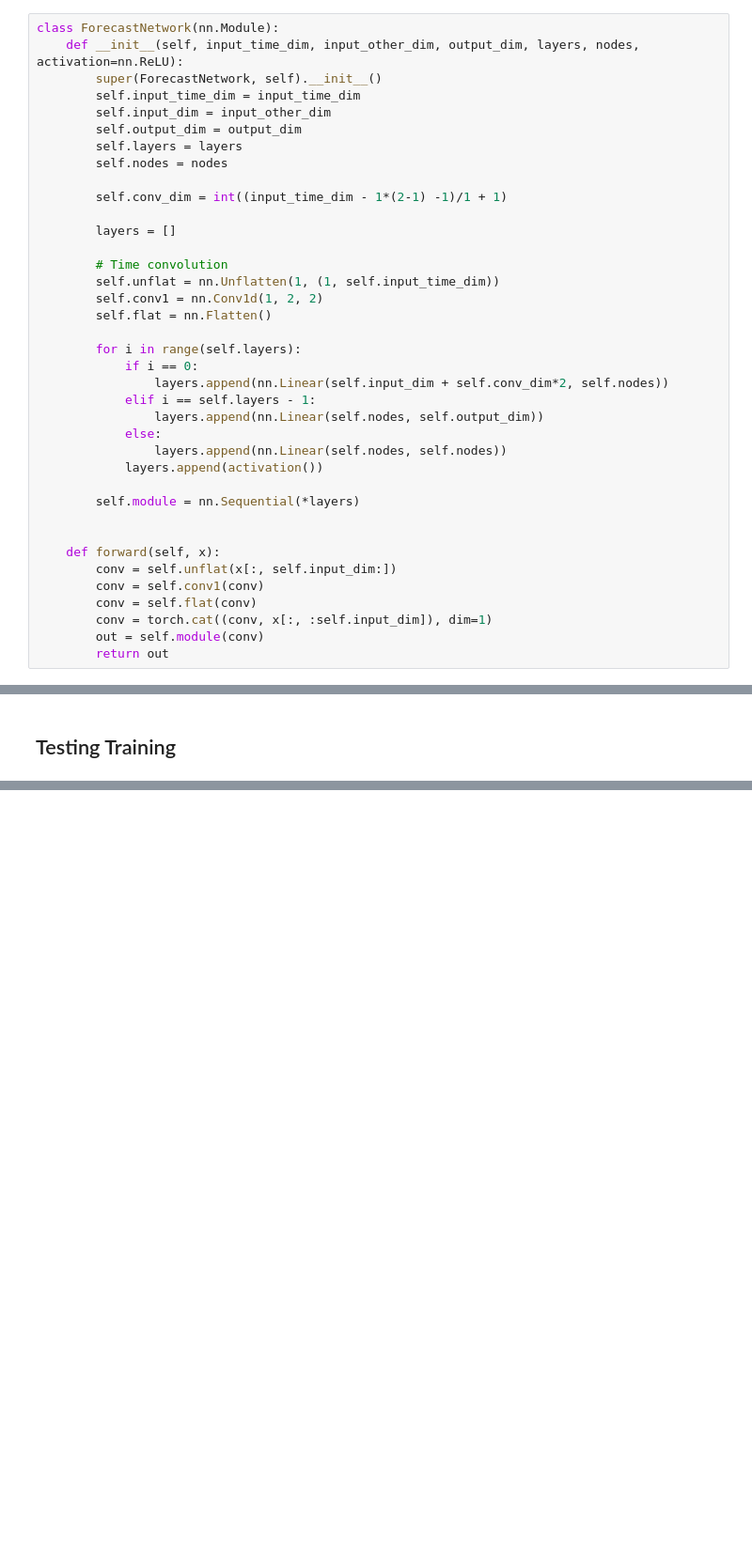
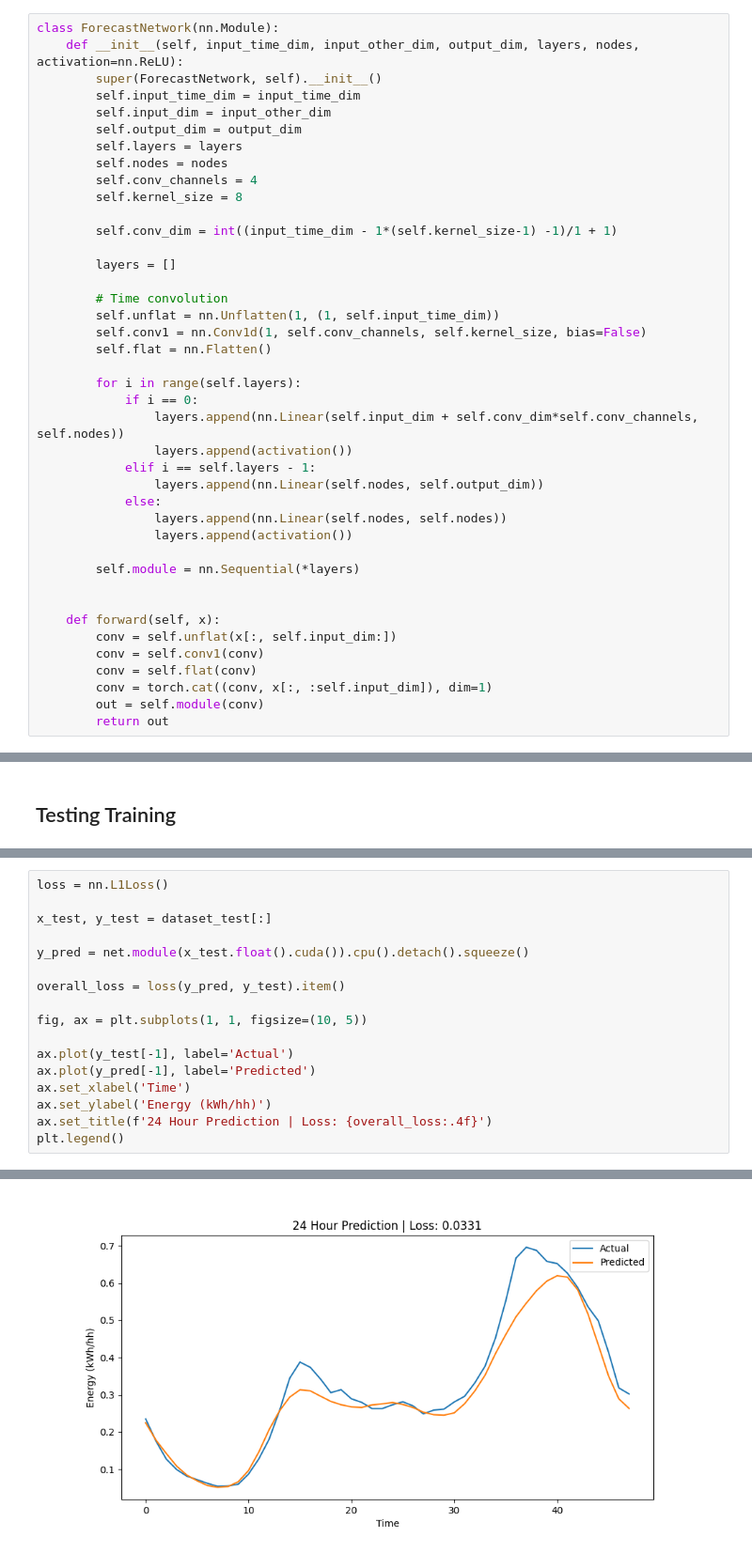
Before and after one commit to timdodge54/Power_Forecasting_With_DNN, a Jupyter notebook: src/Cody_Notebook.ipynb, the cells around one changed output, grey strips where cells are left out. Shown at 94% size. Cells and saved outputs as stored; diff of their text form; blank space fills up the shorter version.

```diff
--- a/src/Cody_Notebook.ipynb
+++ b/src/Cody_Notebook.ipynb
@@ -107,24 +120,27 @@ class ForecastNetwork(nn.Module):
         self.output_dim = output_dim
         self.layers = layers
         self.nodes = nodes
+        self.conv_channels = 4
+        self.kernel_size = 8
 
-        self.conv_dim = int((input_time_dim - 1*(2-1) -1)/1 + 1)
+        self.conv_dim = int((input_time_dim - 1*(self.kernel_size-1) -1)/1 + 1)
 
         layers = []
 
         # Time convolution
         self.unflat = nn.Unflatten(1, (1, self.input_time_dim))
-        self.conv1 = nn.Conv1d(1, 2, 2)
+        self.conv1 = nn.Conv1d(1, self.conv_channels, self.kernel_size, bias=False)
         self.flat = nn.Flatten()
 
         for i in range(self.layers):
             if i == 0:
-                layers.append(nn.Linear(self.input_dim + self.conv_dim*2, self.nodes))
+                layers.append(nn.Linear(self.input_dim + self.conv_dim*self.conv_channels, self.nodes))
+                layers.append(activation())
             elif i == self.layers - 1:
                 layers.append(nn.Linear(self.nodes, self.output_dim))
             else:
                 layers.append(nn.Linear(self.nodes, self.nodes))
-            layers.append(activation())
+                layers.append(activation())
 
         self.module = nn.Sequential(*layers)
 
@@ -246,0 +265,18 @@ plt.show()
+# %%
+loss = nn.L1Loss()
+
+x_test, y_test = dataset_test[:]
+
+y_pred = net.module(x_test.float().cuda()).cpu().detach().squeeze()
+
+overall_loss = loss(y_pred, y_test).item()
+
+fig, ax = plt.subplots(1, 1, figsize=(10, 5))
+
+ax.plot(y_test[-1], label='Actual')
+ax.plot(y_pred[-1], label='Predicted')
+ax.set_xlabel('Time')
+ax.set_ylabel('Energy (kWh/hh)')
+ax.set_title(f'24 Hour Prediction | Loss: {overall_loss:.4f}')
+plt.legend()
+# %% [output]
@@ -246,0 +284 @@ plt.show()
+[figure, added]
```
Also changed, not shown: parts of 12 cells of this notebook.
